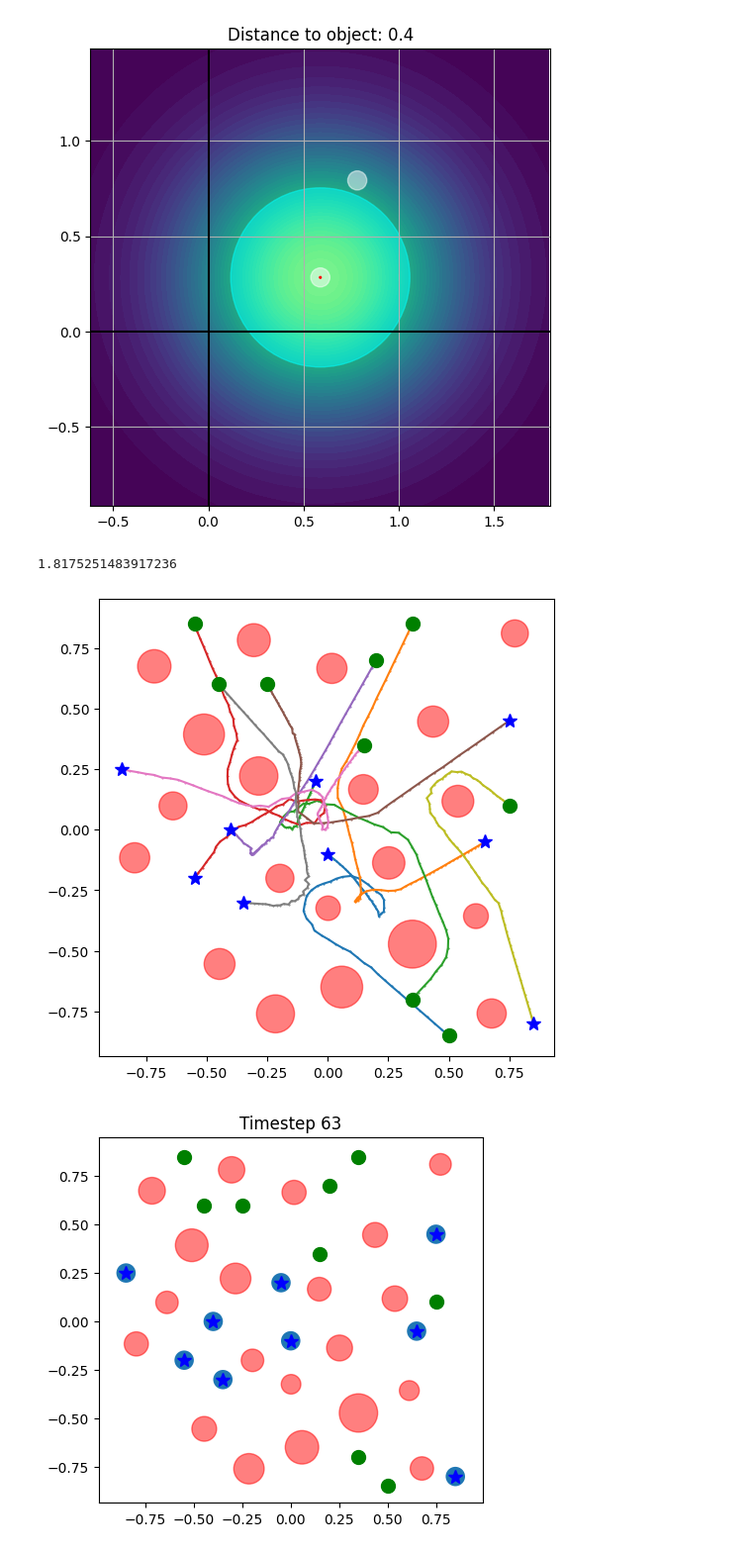
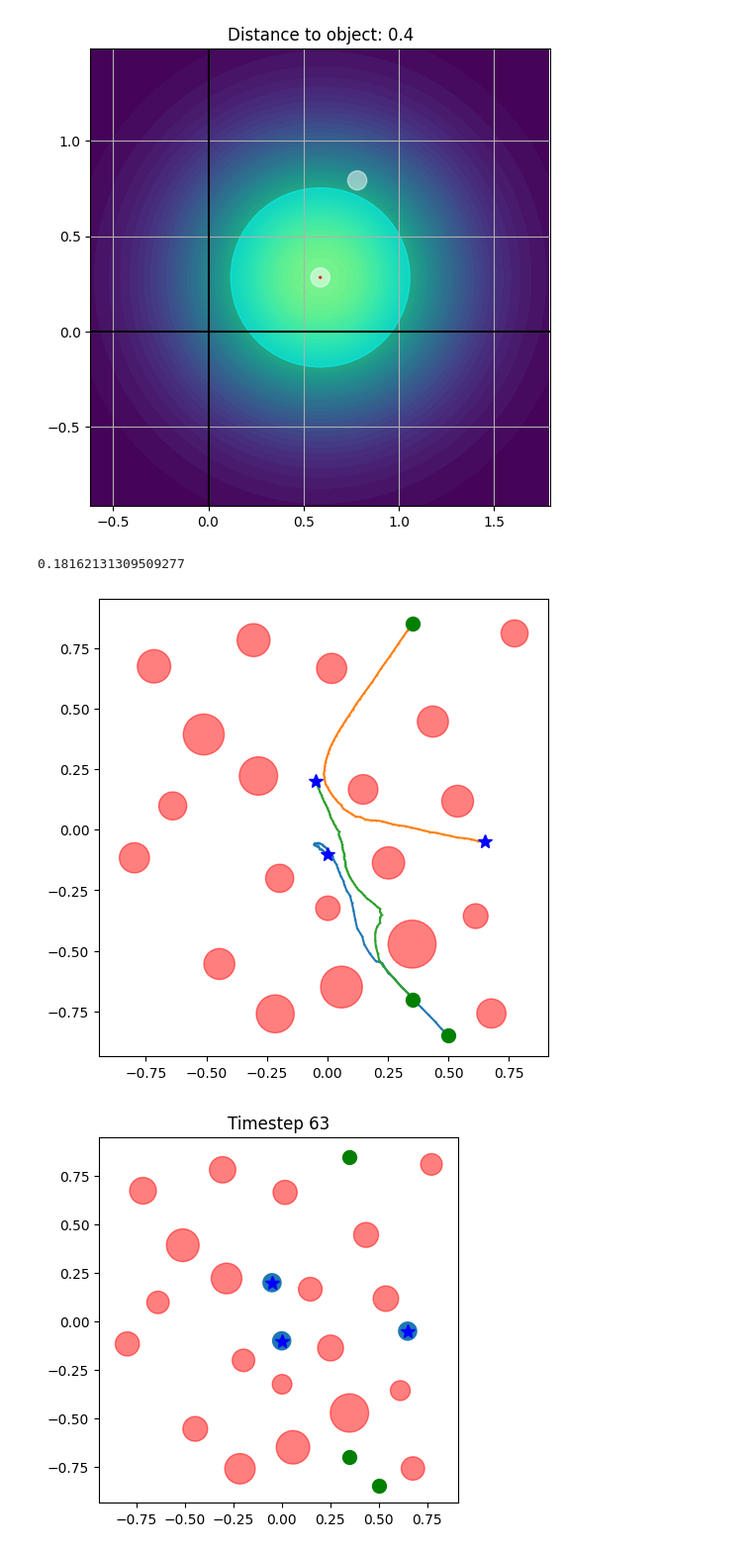
Before and after one commit to myfatemi04/constraint-guidance, a Jupyter notebook: notebooks/kernels.ipynb, the cells around one changed output. Shown at 99% size. Cells and saved outputs as stored; diff of their text form; code cells hidden in the pictures.

```diff
--- a/notebooks/kernels.ipynb
+++ b/notebooks/kernels.ipynb
@@ -339,7 +339,7 @@ from ael.score_function import compute_score
 with open("../instances_data/instances_dense.json") as f:
     instances = json.load(f)
 
-instance = instances[2]
+instance = instances[0]
 start_positions = np.array(instance["agents"]["start_positions"])
 end_positions = np.array(instance["agents"]["end_positions"])
 obstacle_positions = np.array(instance["obstacles"]["positions"])
@@ -348,7 +348,7 @@ obstacle_radii = np.array(instance["obstacles"]["radii"])
 problem = Problem.from_json(instance, type="numpy")
 
 # TODO: Initialize from prior distribution based on energy.
-trajectory = np.random.randn(64, len(instance["agents"]["start_positions"]), 2)
+trajectory = np.random.randn(64, len(instance["agents"]["start_positions"]), 2) * 0.5
 trajectory[0] = start_positions
 trajectory[-1] = end_positions
 
@@ -368,7 +368,7 @@ schedule = [
     # (sigma, step_size, num_steps, include_obstacles, kinetic_weight)
     # (0.01, 0.2, 1000, True, 5),
     (sigma, 0.5, 60, True, 50)
-    for sigma in [0.01, 0.01, 0.001, 0.001]
+    for sigma in [0.01, 0.001, 0.001]
 ]
 
 trajectories = []
@@ -385,7 +385,7 @@ for sigma_B, step_size, num_steps, include_obstacles, kinetic_weight in schedule
             include_obstacles=include_obstacles,
             n_integral=20,
             kinetic_weight=kinetic_weight,
-            magnitude_clip=100.0,
+            magnitude_clip=10000.0,
         )
         beta1_t *= beta1
         beta2_t *= beta2
@@ -400,33 +400,33 @@ for sigma_B, step_size, num_steps, include_obstacles, kinetic_weight in schedule
             trajectory += step_size * score_m_hat / (np.sqrt(score_v_hat) + eps)
 
         trajectory[0] = start_positions
         trajectory[-1] = end_positions
         trajectories.append(trajectory.copy())
 
         global_step += 1
 
 t1 = time.time()
 
 print(t1 - t0)
 
 trajectories = np.array(trajectories)
 
 plt.figure(figsize=(6, 6))
 visualize(problem, plt.gca(), trajectories[-1])
 plt.show()
 
 plt.clf()
 
 title = "obstacle_terms_and_adam"
 
 save_optimization_process_video(
     problem,
     trajectories[::10],
     f"{title}_optim.mp4",
 )
 
 save_video(problem, trajectories[-1], f"{title}_final_trajectory.mp4")
 # %% [output]
-1.8175251483917236
+0.18162131309509277
-[figure, old version]
+[figure, new version]
-[figure, old version]
+[figure, new version]
```
Also changed, not shown: 1 other file.
